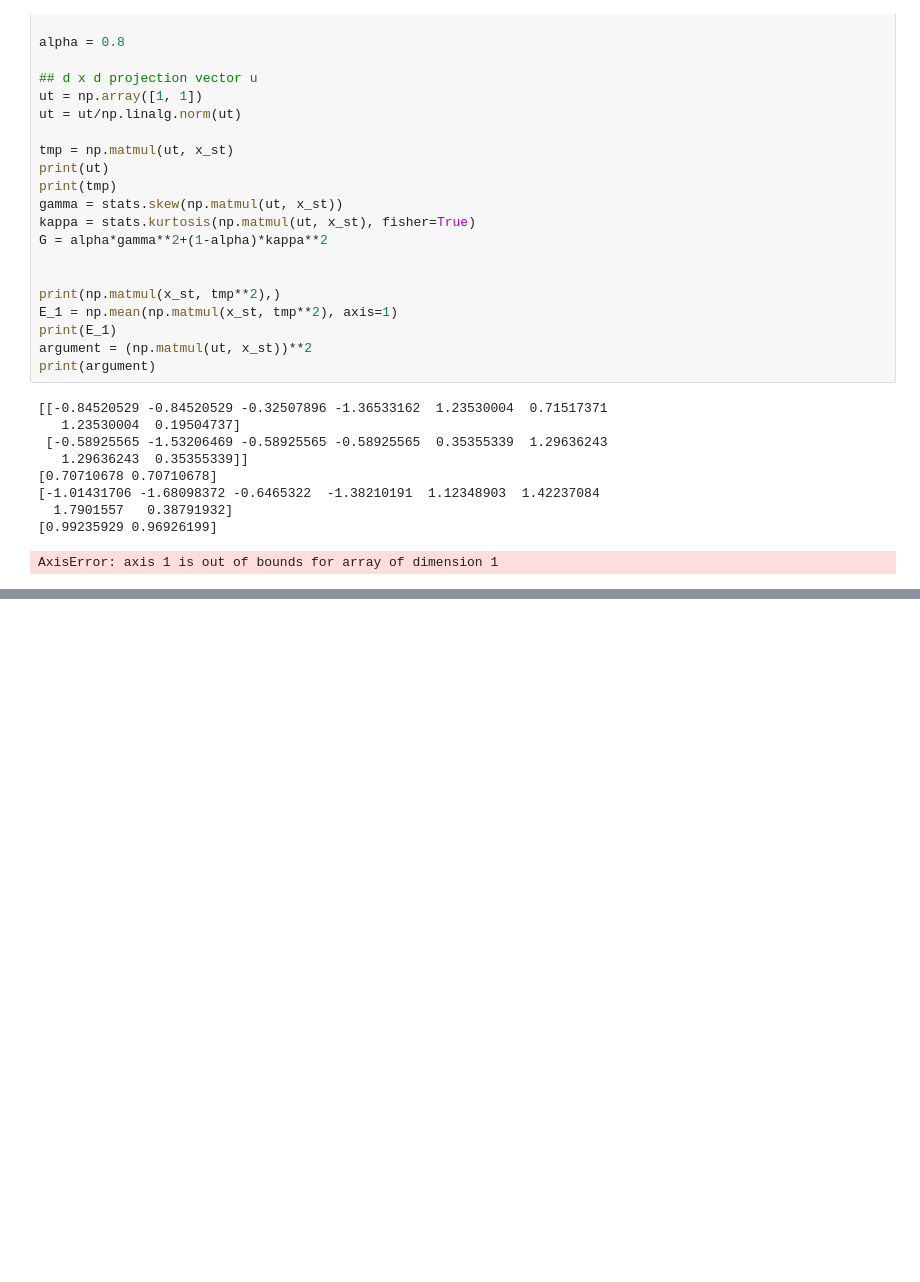
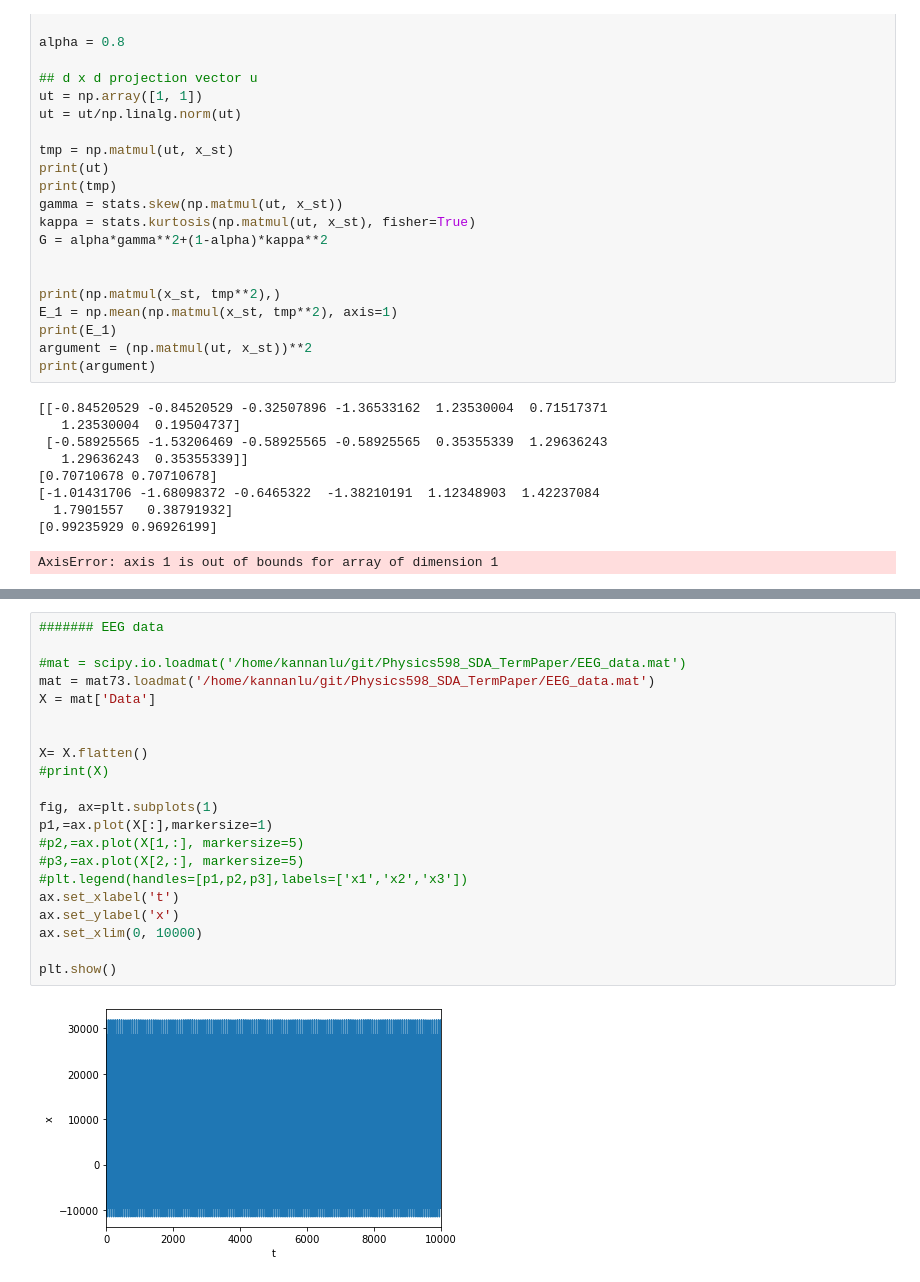
Before and after one commit to krongch2/ica, a Jupyter notebook: scripts/ProjectionPursuit_KL.ipynb, the cells around one changed output, grey strips where cells are left out. Cells and saved outputs as stored; diff of their text form; blank space fills up the shorter version.

Commit message:
added the sound wave example in script, added some texts in the paper.tex regarding information theoretic approach

```diff
--- a/scripts/ProjectionPursuit_KL.ipynb
+++ b/scripts/ProjectionPursuit_KL.ipynb
@@ -242,0 +254,23 @@ plt.show()
+# %%
+####### EEG data
+
+#mat = scipy.io.loadmat('/home/kannanlu/git/Physics598_SDA_TermPaper/EEG_data.mat')
+mat = mat73.loadmat('/home/kannanlu/git/Physics598_SDA_TermPaper/EEG_data.mat')
+X = mat['Data']
+
+
+X= X.flatten()
+#print(X)
+
+fig, ax=plt.subplots(1)
+p1,=ax.plot(X[:],markersize=1)
+#p2,=ax.plot(X[1,:], markersize=5)
+#p3,=ax.plot(X[2,:], markersize=5)
+#plt.legend(handles=[p1,p2,p3],labels=['x1','x2','x3'])
+ax.set_xlabel('t')
+ax.set_ylabel('x')
+ax.set_xlim(0, 10000)
+
+plt.show()
+# %% [output]
+[figure, added]
```
Also changed, not shown: parts of 7 cells of this notebook, 3 other files.
